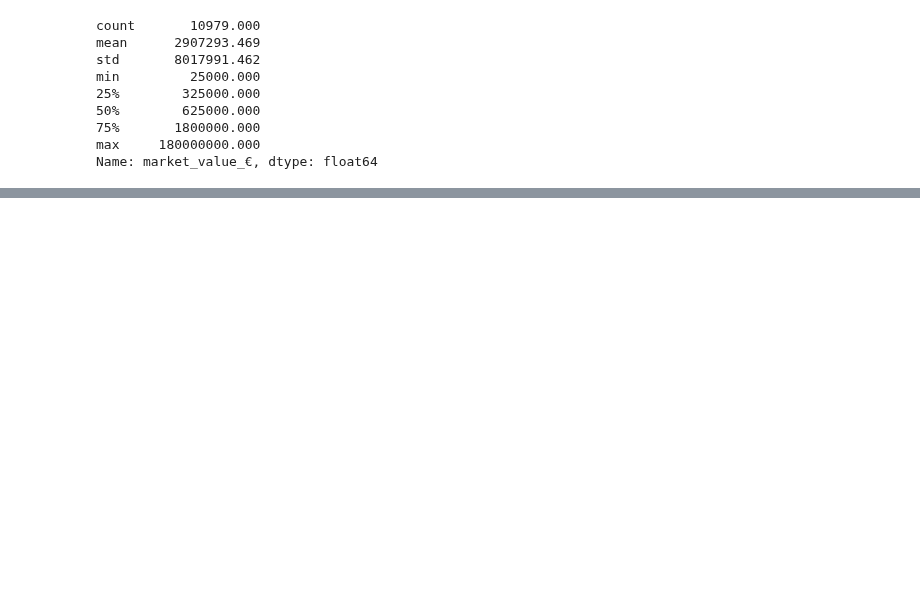
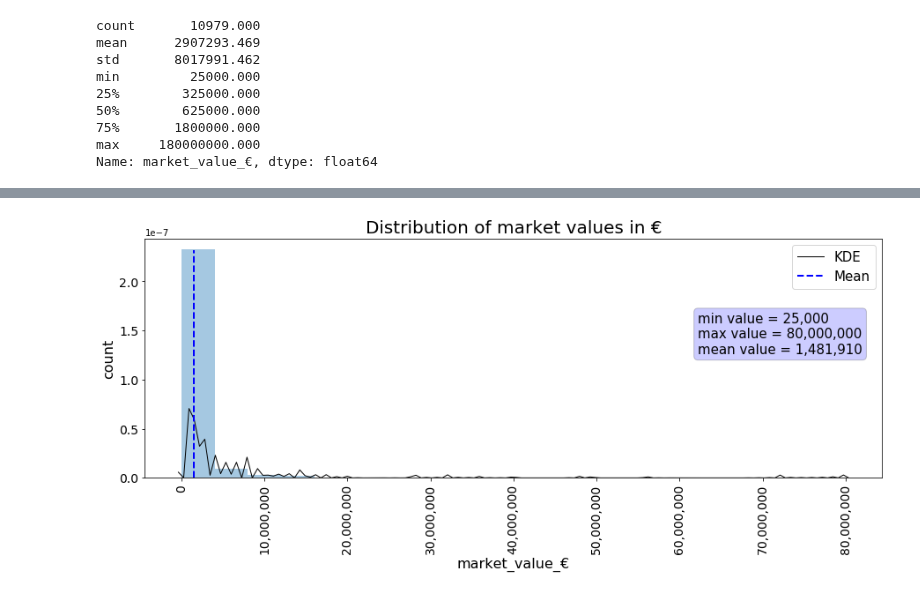
Before and after one commit to fabwerk90/FIFA-20---Market-value-prediction, a Jupyter notebook: e_eda_first_insights.ipynb, the cells around one changed output, grey strips where cells are left out. Cells and saved outputs as stored; diff of their text form; code cells hidden in the pictures; blank space fills up the shorter version.

```diff
--- a/e_eda_first_insights.ipynb
+++ b/e_eda_first_insights.ipynb
@@ -80,0 +149,4 @@ plot_hist (df_fp, "player_age", "Player age distribution")
+# %%
+plot_hist (df_gk, "market_value_€", "Distribution of market values in €")
+# %% [output]
+[figure, added]
```
Also changed, not shown: parts of 14 cells of this notebook.
